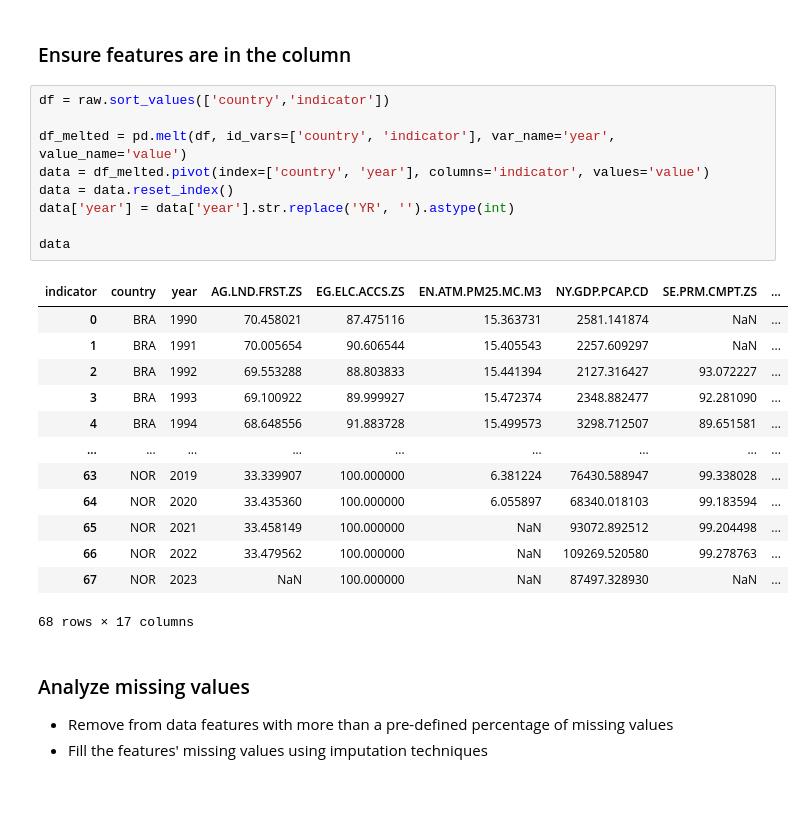
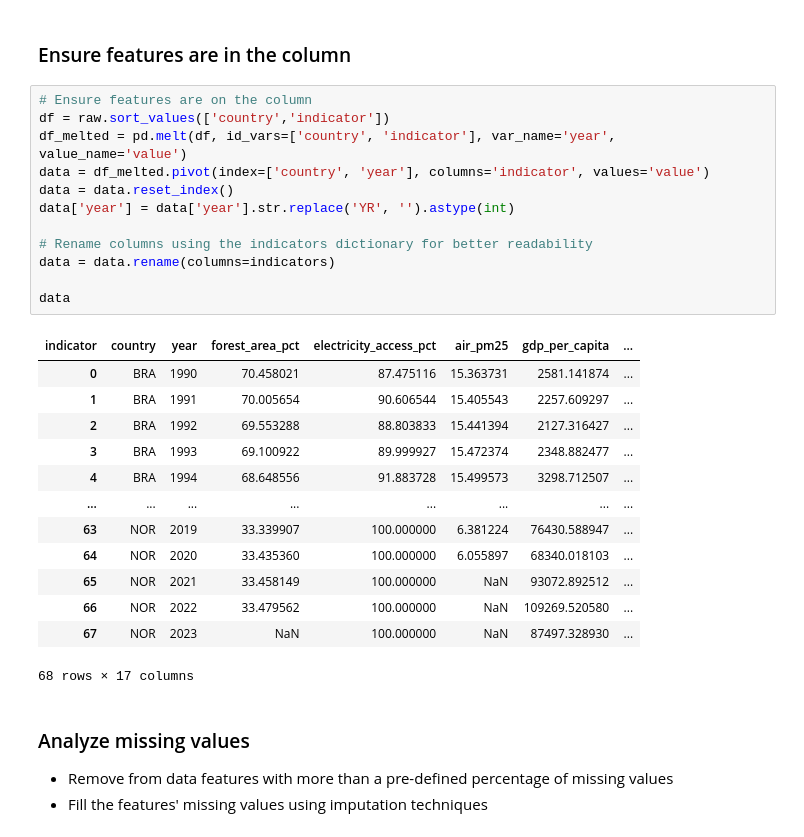
Before and after one commit to viniciuslsoares/macroeconomic-data-forecast-app, a Jupyter notebook: notebooks/init_data.ipynb, the cells around one changed output. Cells and saved outputs as stored; diff of their text form; blank space fills up the shorter version.

Commit message:
Improving the way features are named on the data

```diff
--- a/notebooks/init_data.ipynb
+++ b/notebooks/init_data.ipynb
@@ -64,27 +64,30 @@ raw
 # %% [markdown]
 ### Ensure features are in the column
 # %%
+# Ensure features are on the column
 df = raw.sort_values(['country','indicator'])
-
 df_melted = pd.melt(df, id_vars=['country', 'indicator'], var_name='year', value_name='value')
 data = df_melted.pivot(index=['country', 'year'], columns='indicator', values='value')
 data = data.reset_index()
 data['year'] = data['year'].str.replace('YR', '').astype(int)
 
+# Rename columns using the indicators dictionary for better readability
+data = data.rename(columns=indicators)
+
 data
 # %% [output]
-| indicator | country | year | AG.LND.FRST.ZS | EG.ELC.ACCS.ZS | EN.ATM.PM25.MC.M3 | NY.GDP.PCAP.CD | SE.PRM.CMPT.ZS | ... |
-| 0 | BRA | 1990 | 70.458021 | 87.475116 | 15.363731 | 2581.141874 | NaN | ... |
-| 1 | BRA | 1991 | 70.005654 | 90.606544 | 15.405543 | 2257.609297 | NaN | ... |
-| 2 | BRA | 1992 | 69.553288 | 88.803833 | 15.441394 | 2127.316427 | 93.072227 | ... |
-| 3 | BRA | 1993 | 69.100922 | 89.999927 | 15.472374 | 2348.882477 | 92.281090 | ... |
-| 4 | BRA | 1994 | 68.648556 | 91.883728 | 15.499573 | 3298.712507 | 89.651581 | ... |
-| ... | ... | ... | ... | ... | ... | ... | ... | ... |
-| 63 | NOR | 2019 | 33.339907 | 100.000000 | 6.381224 | 76430.588947 | 99.338028 | ... |
-| 64 | NOR | 2020 | 33.435360 | 100.000000 | 6.055897 | 68340.018103 | 99.183594 | ... |
-| 65 | NOR | 2021 | 33.458149 | 100.000000 | NaN | 93072.892512 | 99.204498 | ... |
-| 66 | NOR | 2022 | 33.479562 | 100.000000 | NaN | 109269.520580 | 99.278763 | ... |
-| 67 | NOR | 2023 | NaN | 100.000000 | NaN | 87497.328930 | NaN | ... |
+| indicator | country | year | forest_area_pct | electricity_access_pct | air_pm25 | gdp_per_capita | ... |
+| 0 | BRA | 1990 | 70.458021 | 87.475116 | 15.363731 | 2581.141874 | ... |
+| 1 | BRA | 1991 | 70.005654 | 90.606544 | 15.405543 | 2257.609297 | ... |
+| 2 | BRA | 1992 | 69.553288 | 88.803833 | 15.441394 | 2127.316427 | ... |
+| 3 | BRA | 1993 | 69.100922 | 89.999927 | 15.472374 | 2348.882477 | ... |
+| 4 | BRA | 1994 | 68.648556 | 91.883728 | 15.499573 | 3298.712507 | ... |
+| ... | ... | ... | ... | ... | ... | ... | ... |
+| 63 | NOR | 2019 | 33.339907 | 100.000000 | 6.381224 | 76430.588947 | ... |
+| 64 | NOR | 2020 | 33.435360 | 100.000000 | 6.055897 | 68340.018103 | ... |
+| 65 | NOR | 2021 | 33.458149 | 100.000000 | NaN | 93072.892512 | ... |
+| 66 | NOR | 2022 | 33.479562 | 100.000000 | NaN | 109269.520580 | ... |
+| 67 | NOR | 2023 | NaN | 100.000000 | NaN | 87497.328930 | ... |
 68 rows × 17 columns
 # %% [markdown]
 ### Analyze missing values
```
